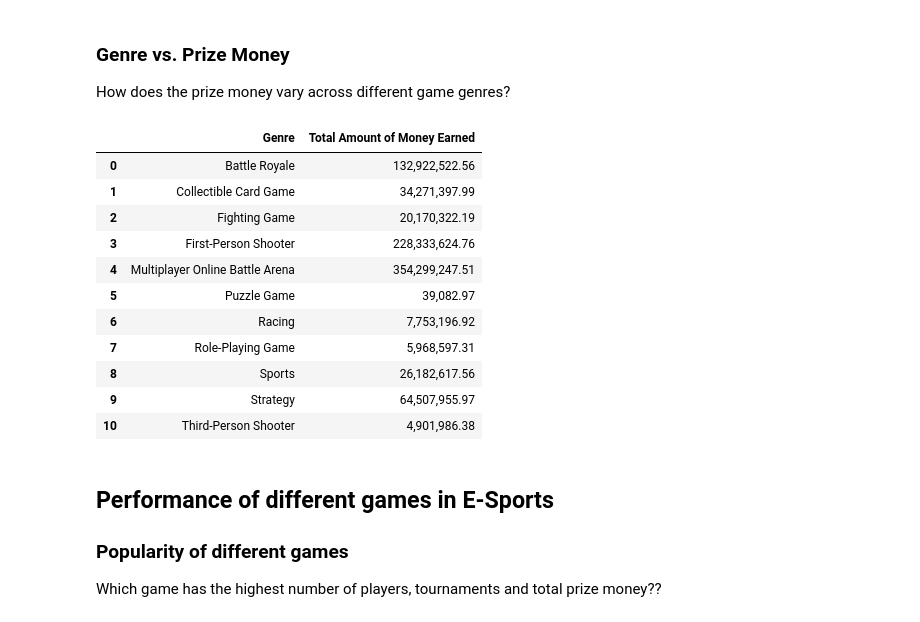
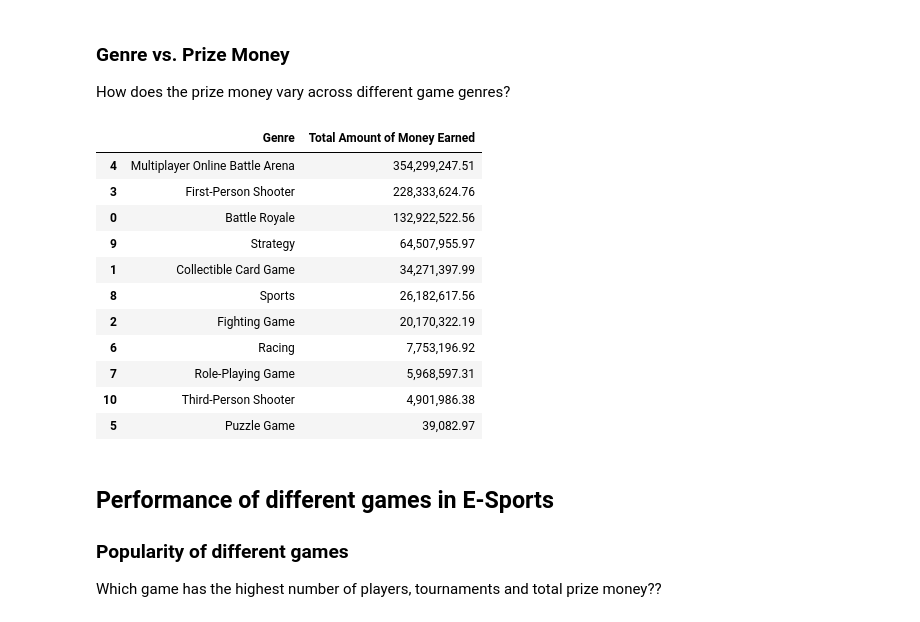
Before and after one commit to 5cminsuhlim/DSAN5300Proj, a Jupyter notebook: eda/eda_landscape.ipynb, the cells around one changed output. Cells and saved outputs as stored; diff of their text form; code cells hidden in the pictures.

```diff
--- a/eda/eda_landscape.ipynb
+++ b/eda/eda_landscape.ipynb
@@ -97,23 +97,23 @@ How does the prize money vary across different game genres?
 # %%
 genre_money = esports.groupby('Genre')['TotalMoney'].sum()
 genre_money = pd.DataFrame(genre_money).round(2)
 genre_money = genre_money.reset_index()
 genre_money = genre_money.rename(columns={'TotalMoney': 'Total Amount of Money Earned'})
+genre_money = genre_money.sort_values('Total Amount of Money Earned', ascending=False)
 genre_money['Total Amount of Money Earned'] = genre_money['Total Amount of Money Earned'].apply(lambda x: "{:,.2f}".format(x))
-genre_money
 # %% [output]
 |  | Genre | Total Amount of Money Earned |
+| 4 | Multiplayer Online Battle Arena | 354,299,247.51 |
+| 3 | First-Person Shooter | 228,333,624.76 |
 | 0 | Battle Royale | 132,922,522.56 |
+| 9 | Strategy | 64,507,955.97 |
 | 1 | Collectible Card Game | 34,271,397.99 |
+| 8 | Sports | 26,182,617.56 |
 | 2 | Fighting Game | 20,170,322.19 |
-| 3 | First-Person Shooter | 228,333,624.76 |
-| 4 | Multiplayer Online Battle Arena | 354,299,247.51 |
-| 5 | Puzzle Game | 39,082.97 |
 | 6 | Racing | 7,753,196.92 |
 | 7 | Role-Playing Game | 5,968,597.31 |
-| 8 | Sports | 26,182,617.56 |
-| 9 | Strategy | 64,507,955.97 |
 | 10 | Third-Person Shooter | 4,901,986.38 |
+| 5 | Puzzle Game | 39,082.97 |
 # %%
 fig = go.Figure(data=[go.Table(
     header=dict(values=list(genre_money.columns),
```
Also changed, not shown: parts of 1 cell of this notebook, 3 other files.
